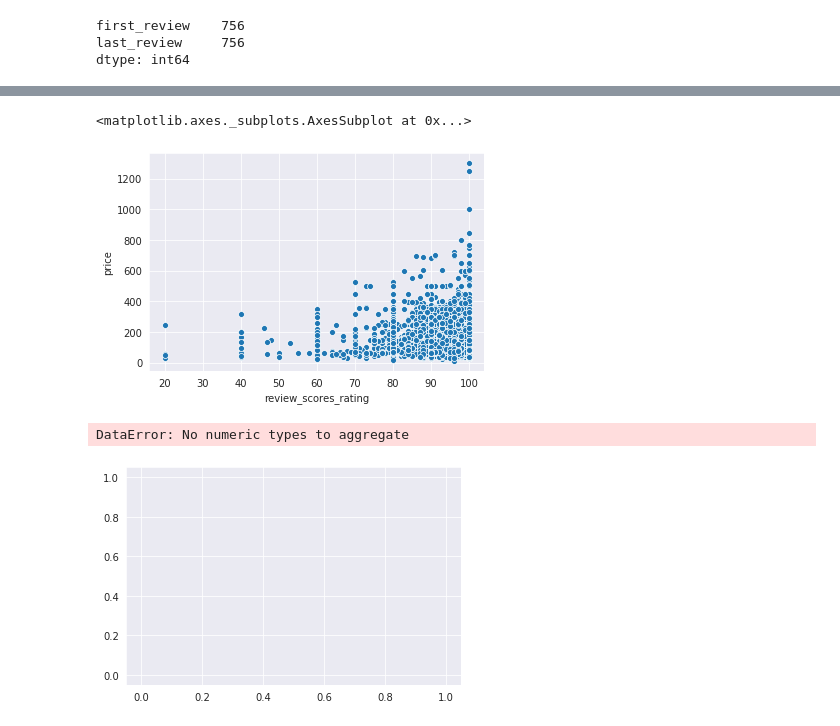
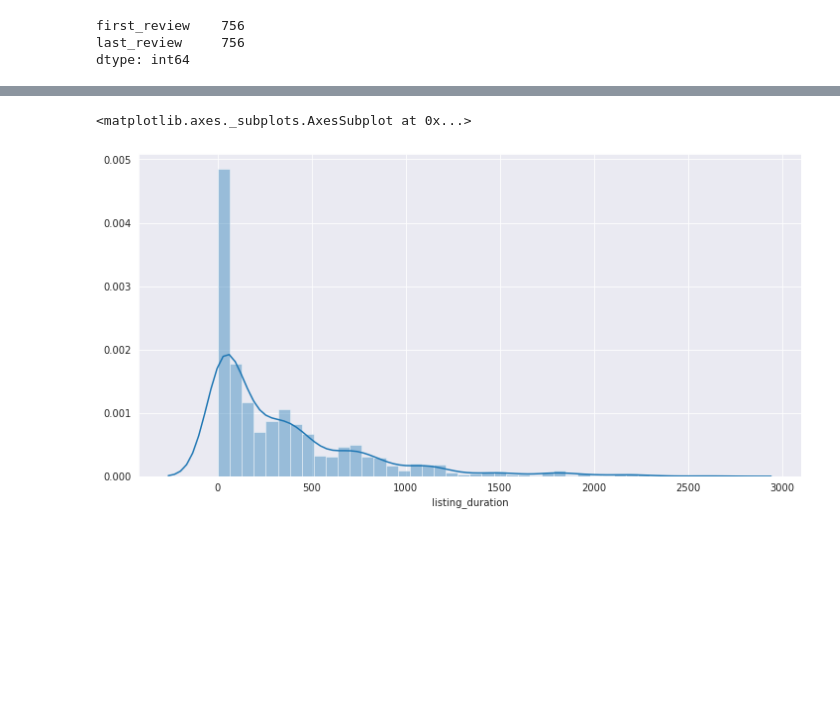
Before and after one commit to nabanitarimpi/airbnb-data-analysis, a Jupyter notebook: airbnb_data_analysis.ipynb, the cells around one changed output, grey strips where cells are left out. Drawn from its saved outputs; the diff is of its cells as text; code cells hidden in the pictures; blank space fills up the shorter version.

```diff
--- a/airbnb_data_analysis.ipynb
+++ b/airbnb_data_analysis.ipynb
@@ -1340 +1363,5 @@ dtype: int64
+# %%
+boston_df['listing_duration'] = boston_df.apply(lambda x: abs((x['first_review']-x['last_review']).days)
+                                               if((pd.notnull(x['first_review'])) and (pd.notnull(x['last_review'])))
+                                               else np.nan, axis=1)
 # %%
@@ -1374,4 +1381,0 @@ Name: first_review, Length: 3585, dtype: bool
-# %%
-boston_df['review_duration'] = boston_df.apply(lambda x: abs((x['first_review']-x['last_review']).days)
-                                               if((pd.notnull(x['first_review'])) and (pd.notnull(x['last_review'])))
-                                               else np.nan, axis=1)
@@ -1423,2 +1385,0 @@ array([nan,  9., 10.,  6.,  8.,  7.,  2.,  4.,  3.,  5.])
-# %%
-boston_df['review_groups_value'] = boston_df['review_scores_value'].apply(value_to_group)
@@ -1439,10 +1386,6 @@ sns.barplot(y='review_duration', x='review_groups_value', data=boston_df)
-# %%
-sns.scatterplot(y='price', x='review_scores_rating', data=boston_df)
-# %% [output]
-<matplotlib.axes._subplots.AxesSubplot at 0x...>
-[figure, removed]
-# %%
-sns.scatterplot(y='price', x='review_scores_rating', data=boston_df)
-# %% [output]
-DataError: No numeric types to aggregate
-[figure, removed]
+# %%
+plt.figure(figsize=(12,6))
+sns.distplot(boston_df['listing_duration'])
+# %% [output]
+<matplotlib.axes._subplots.AxesSubplot at 0x...>
+[figure, added]
```
Also changed, not shown: parts of 25 cells of this notebook.
